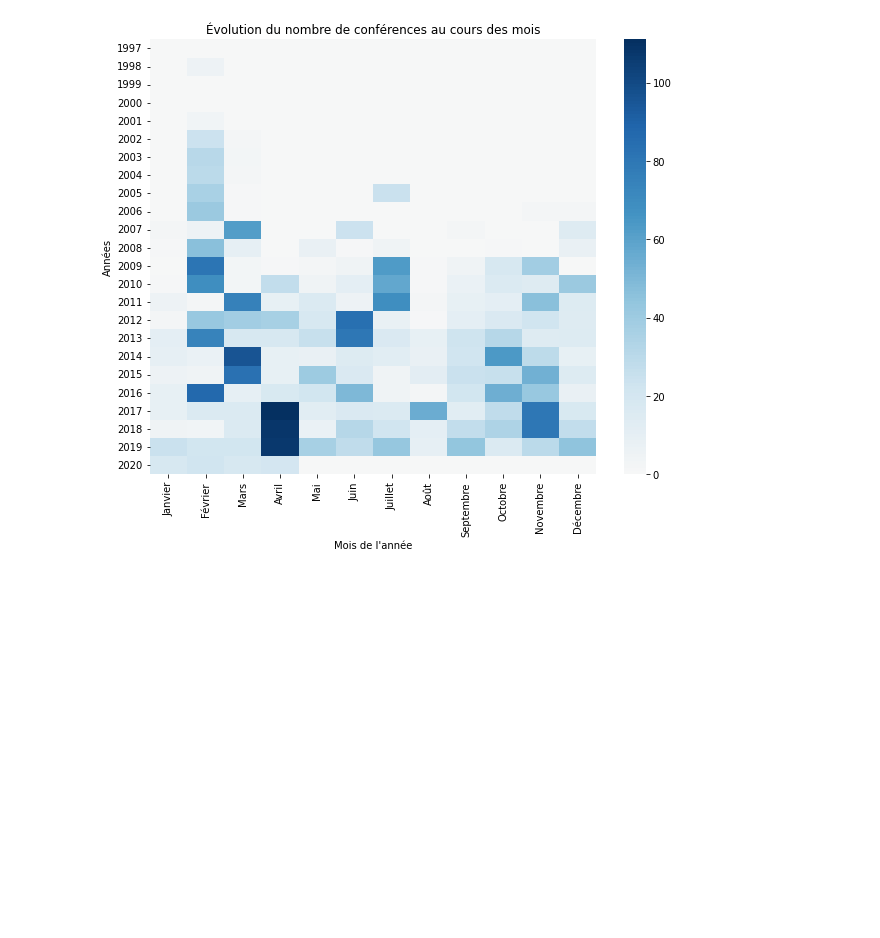
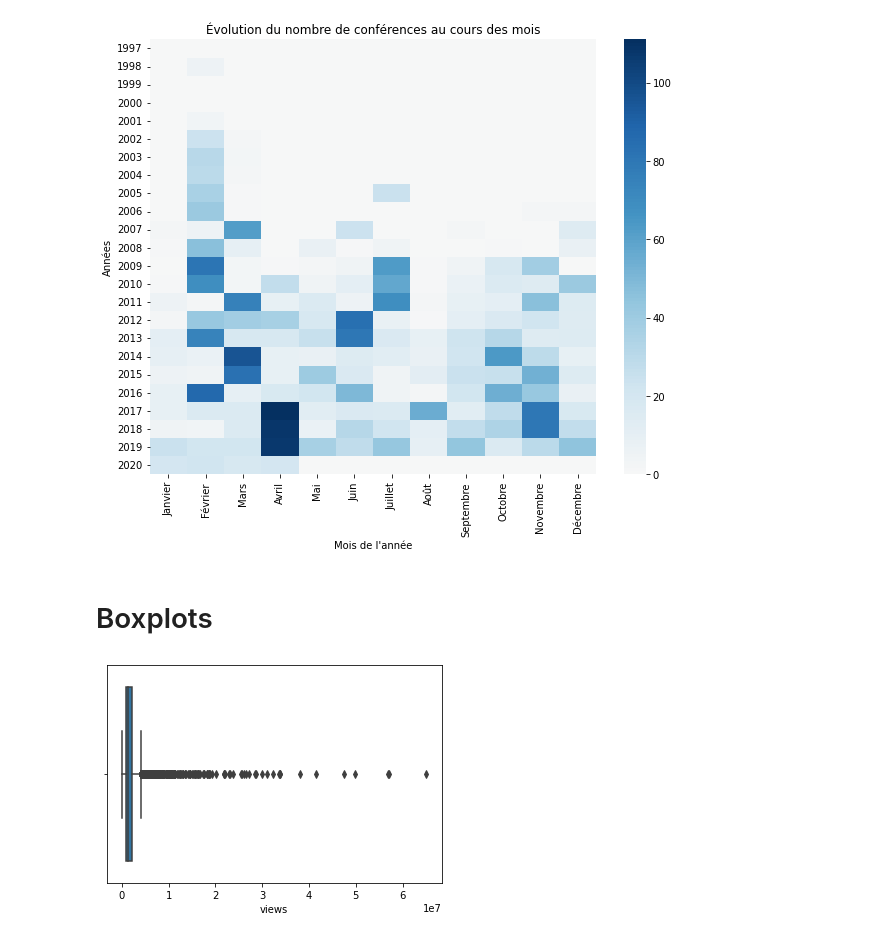
Before and after one commit to VictorTaillieu/TED-talks-analysis, a Jupyter notebook: notebooks/exploration.ipynb, the cells around one changed output. Cells and saved outputs as stored; diff of their text form; code cells hidden in the pictures; blank space fills up the shorter version.

Commit message:
Add boxplots and topics by year plot

```diff
--- a/notebooks/exploration.ipynb
+++ b/notebooks/exploration.ipynb
@@ -158,6 +158,7 @@ plt.show()
 # %% [output]
 [figure]
 # %%
+ted_talks.recorded_date = ted_talks.apply(lambda x: x.recorded_date if pd.notnull(x.recorded_date) else x.published_date, axis=1)
 ted_talks.recorded_date = pd.to_datetime(ted_talks.recorded_date)
 
 talks_by_year = ted_talks.recorded_date.dt.year.value_counts()
@@ -241,3 +242,10 @@ plt.ylabel("Années")
 plt.show()
 # %% [output]
 [figure]
+# %% [markdown]
+# Boxplots
+# %%
+sns.boxplot(x=ted_talks.views)
+plt.show()
+# %% [output]
+[figure, added]
```
Also changed, not shown: parts of 11 cells of this notebook, 1 other file.
